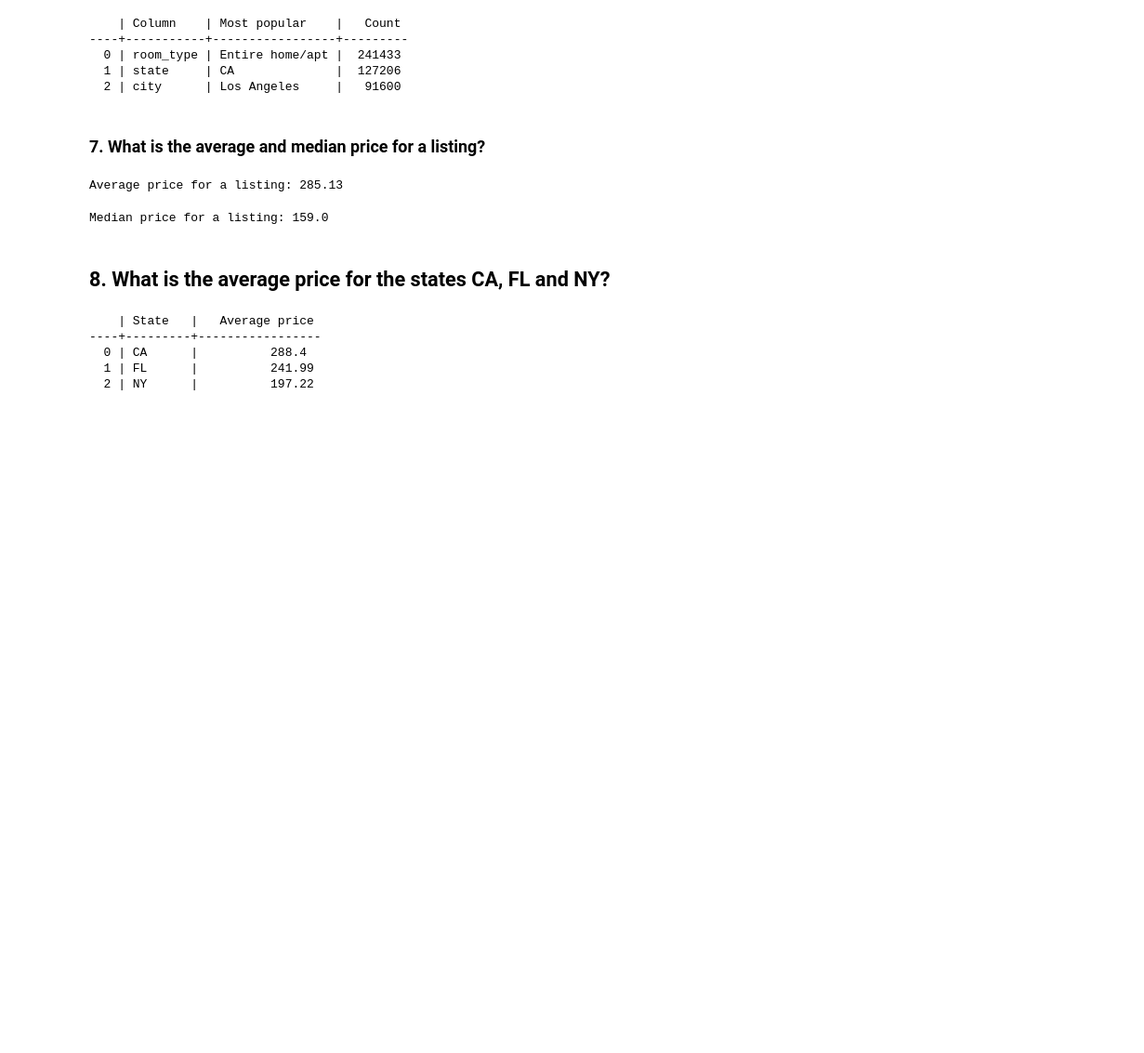
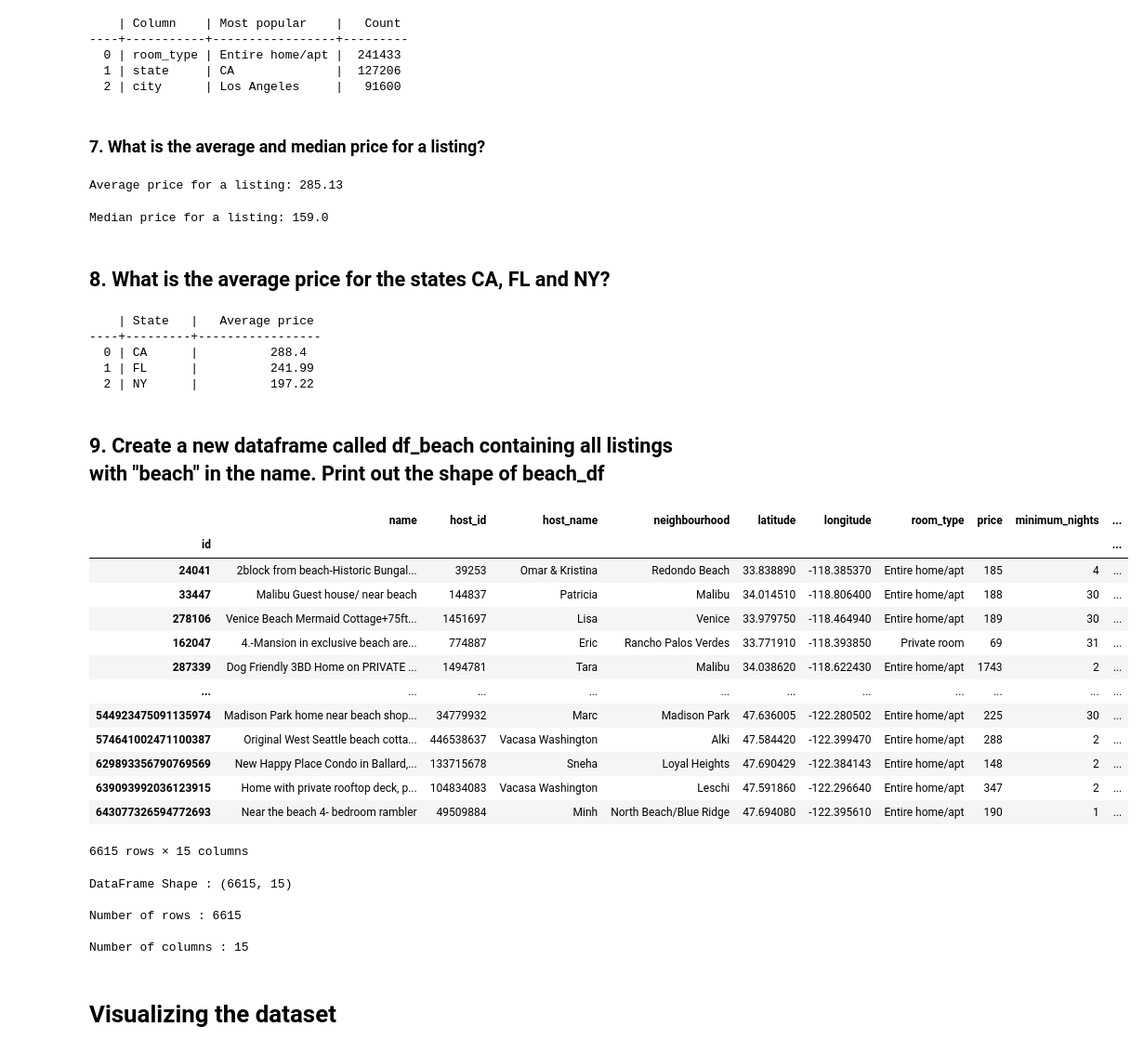
Before and after one commit to tomaloki/DAT200_CA, a Jupyter notebook: CA1/DAT200 - Assignment 1.ipynb, the cells around one changed output. Shown: that part at 93% size. Drawn from its saved outputs; the diff is of its cells as text; code cells hidden in the pictures; blank space fills up the shorter version.

```diff
--- a/CA1/DAT200 - Assignment 1.ipynb
+++ b/CA1/DAT200 - Assignment 1.ipynb
@@ -203,3 +203,37 @@ print(tabulate(table_result, headers = 'keys', tablefmt = 'presto'))
   0 | CA      |          288.4
   1 | FL      |          241.99
   2 | NY      |          197.22
+# %% [markdown]
+## 9. Create a new dataframe called df_beach containing all listings with "beach" in the name. Print out the shape of beach_df
+# %%
+# str.contains is not case sensitive, this could be changed by adding case: True
+df_beach = df[df['name'].str.contains('beach')]
+df_beach
+# %% [output]
+|  | name | host_id | host_name | neighbourhood | latitude | longitude | room_type | price | minimum_nights | ... |
+| id |  |  |  |  |  |  |  |  |  | ... |
+| 24041 | 2block from beach-Historic Bungal... | 39253 | Omar & Kristina | Redondo Beach | 33.838890 | -118.385370 | Entire home/apt | 185 | 4 | ... |
+| 33447 | Malibu Guest house/ near beach | 144837 | Patricia | Malibu | 34.014510 | -118.806400 | Entire home/apt | 188 | 30 | ... |
+| 278106 | Venice Beach Mermaid Cottage+75ft... | 1451697 | Lisa | Venice | 33.979750 | -118.464940 | Entire home/apt | 189 | 30 | ... |
+| 162047 | 4.-Mansion in exclusive beach are... | 774887 | Eric | Rancho Palos Verdes | 33.771910 | -118.393850 | Private room | 69 | 31 | ... |
+| 287339 | Dog Friendly 3BD Home on PRIVATE ... | 1494781 | Tara | Malibu | 34.038620 | -118.622430 | Entire home/apt | 1743 | 2 | ... |
+| ... | ... | ... | ... | ... | ... | ... | ... | ... | ... | ... |
+| 544923475091135974 | Madison Park home near beach shop... | 34779932 | Marc | Madison Park | 47.636005 | -122.280502 | Entire home/apt | 225 | 30 | ... |
+| 574641002471100387 | Original West Seattle beach cotta... | 446538637 | Vacasa Washington | Alki | 47.584420 | -122.399470 | Entire home/apt | 288 | 2 | ... |
+| 629893356790769569 | New Happy Place Condo in Ballard,... | 133715678 | Sneha | Loyal Heights | 47.690429 | -122.384143 | Entire home/apt | 148 | 2 | ... |
+| 639093992036123915 | Home with private rooftop deck, p... | 104834083 | Vacasa Washington | Leschi | 47.591860 | -122.296640 | Entire home/apt | 347 | 2 | ... |
+| 643077326594772693 | Near the beach 4- bedroom rambler | 49509884 | Minh | North Beach/Blue Ridge | 47.694080 | -122.395610 | Entire home/apt | 190 | 1 | ... |
+6615 rows × 15 columns
+# %%
+df_beach_shape = df_beach.shape
+print('\nDataFrame Shape :', df_beach_shape)
+print('\nNumber of rows :', df_beach_shape[0])
+print('\nNumber of columns :', df_beach_shape[1])
+# %% [output]
+DataFrame Shape : (6615, 15)
+
+Number of rows : 6615
+
+Number of columns : 15
+# %% [markdown]
+# Visualizing the dataset
```
Also changed, not shown: parts of 3 cells of this notebook.
